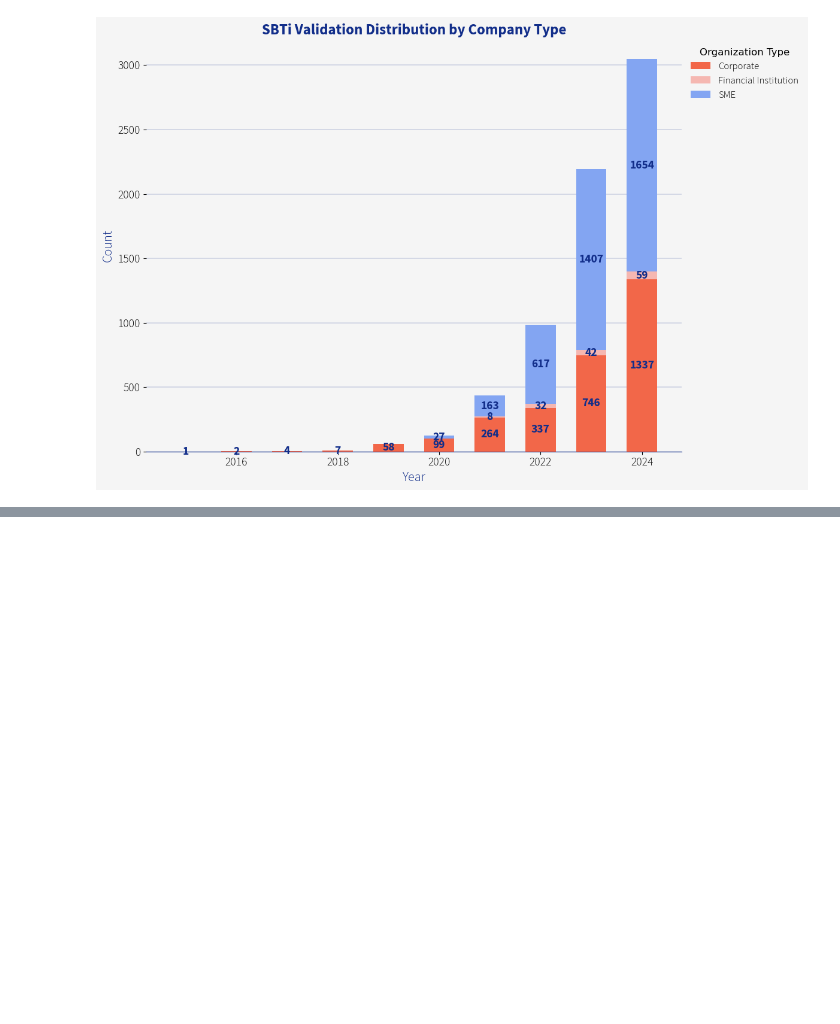
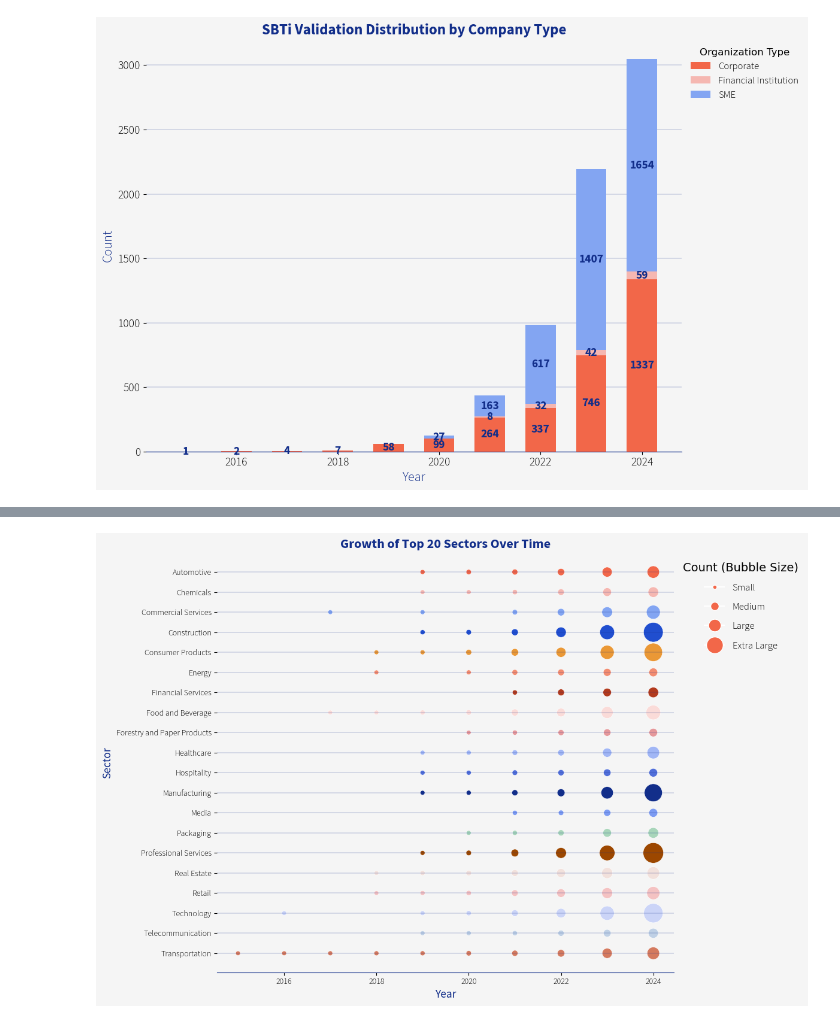
Before and after one commit to AnjaBrocklehurst/AnjaBrocklehurst.github.io, a Jupyter notebook: assets/code/3_SBTi intro.ipynb, the cells around one changed output, grey strips where cells are left out. Drawn from its saved outputs; the diff is of its cells as text; code cells hidden in the pictures; blank space fills up the shorter version.

```diff
--- a/assets/code/3_SBTi intro.ipynb
+++ b/assets/code/3_SBTi intro.ipynb
@@ -360,0 +496,85 @@ plt.show()
+# %%
+# Filter the dataset to reduce size (e.g., only include top 10 sectors by cumulative count)
+top_sectors = sect_cumsum.groupby("sectorCat")["cumsum_count"].max().nlargest(20).index
+filtered_data = sect_cumsum[sect_cumsum["sectorCat"].isin(top_sectors)]
+
+# Ensure sbt_palette has enough colors for the filtered sectors
+unique_sectors = filtered_data["sectorCat"].unique()
+if len(sbt_palette) < len(unique_sectors):
+    from itertools import cycle
+    extended_palette = list(cycle(sbt_palette))[:len(unique_sectors)]
+else:
+    extended_palette = sbt_palette
+
+# Create the color map
+color_map = dict(zip(unique_sectors, extended_palette[:len(unique_sectors)]))
+
+# Create the plot
+fig, ax = plt.subplots(figsize=(12, 8), facecolor="#f5f5f5")
+ax.set_facecolor("#f5f5f5")
+
+# Bubble scatterplot
+bubble_plot = sns.scatterplot(
+    data=filtered_data,
+    x="year_updated",
+    y="sectorCat",
+    size="cumsum_count",
+    hue="sectorCat",
+    palette=color_map,
+    sizes=(30, 600),
+    alpha=1,
+    ax=ax,
+    legend=False
+)
+
+# Horizontal gridlines
+ax.yaxis.grid(True, linestyle='-', linewidth=0.2, color="#122E8A", zorder=0)  # Gridlines are behind the bubbles
+
+# Titles and labels
+bubble_plot.set_title("Growth of Top 20 Sectors Over Time", fontproperties=font_bold, fontsize=16, color="#122E8A")
+bubble_plot.set_xlabel("Year", fontproperties=font_reg, fontsize=14, color="#122E8A")
+bubble_plot.set_ylabel("Sector", fontproperties=font_reg, fontsize=14, color="#122E8A")
+
+# Tick styling
+ax.tick_params(axis='x', labelsize=12)
+ax.tick_params(axis='y', labelsize=12)
+for label in ax.get_xticklabels():
+    label.set_fontproperties(font_light)
+for label in ax.get_yticklabels():
+    label.set_fontproperties(font_light)
+
+
+# Add a legend for bubble sizes
+# Create a custom legend for bubble sizes
+handles = [
+    plt.Line2D([0], [0], marker='o', color='w', label='Small', markersize=5, markerfacecolor='#F26749'),
+    plt.Line2D([0], [0], marker='o', color='w', label='Medium', markersize=10, markerfacecolor='#F26749'),
+    plt.Line2D([0], [0], marker='o', color='w', label='Large', markersize=15, markerfacecolor='#F26749'),
+    plt.Line2D([0], [0], marker='o', color='w', label='Extra Large', markersize=20, markerfacecolor='#F26749')
+]
+labels = ['Small', 'Medium', 'Large', 'Extra Large']
+
+# Add the custom legend to the plot
+ax.legend(
+    handles=handles,
+    labels=labels,
+    title="Count (Bubble Size)",
+    bbox_to_anchor=(1, 1),
+    loc="upper left",
+    fontsize=12,
+    frameon=False,
+    prop=font_legend,
+    labelspacing=1,
+    title_fontsize=14
+)
+
+# Spines cleanup
+ax.spines['top'].set_visible(False)
+ax.spines['right'].set_visible(False)
+ax.spines['left'].set_visible(False)
+ax.spines['bottom'].set_color("#122E8A")
+
+plt.tight_layout()
+plt.show()
+# %% [output]
+[figure, added]
```
Also changed, not shown: parts of 12 cells of this notebook, 1 other file.
